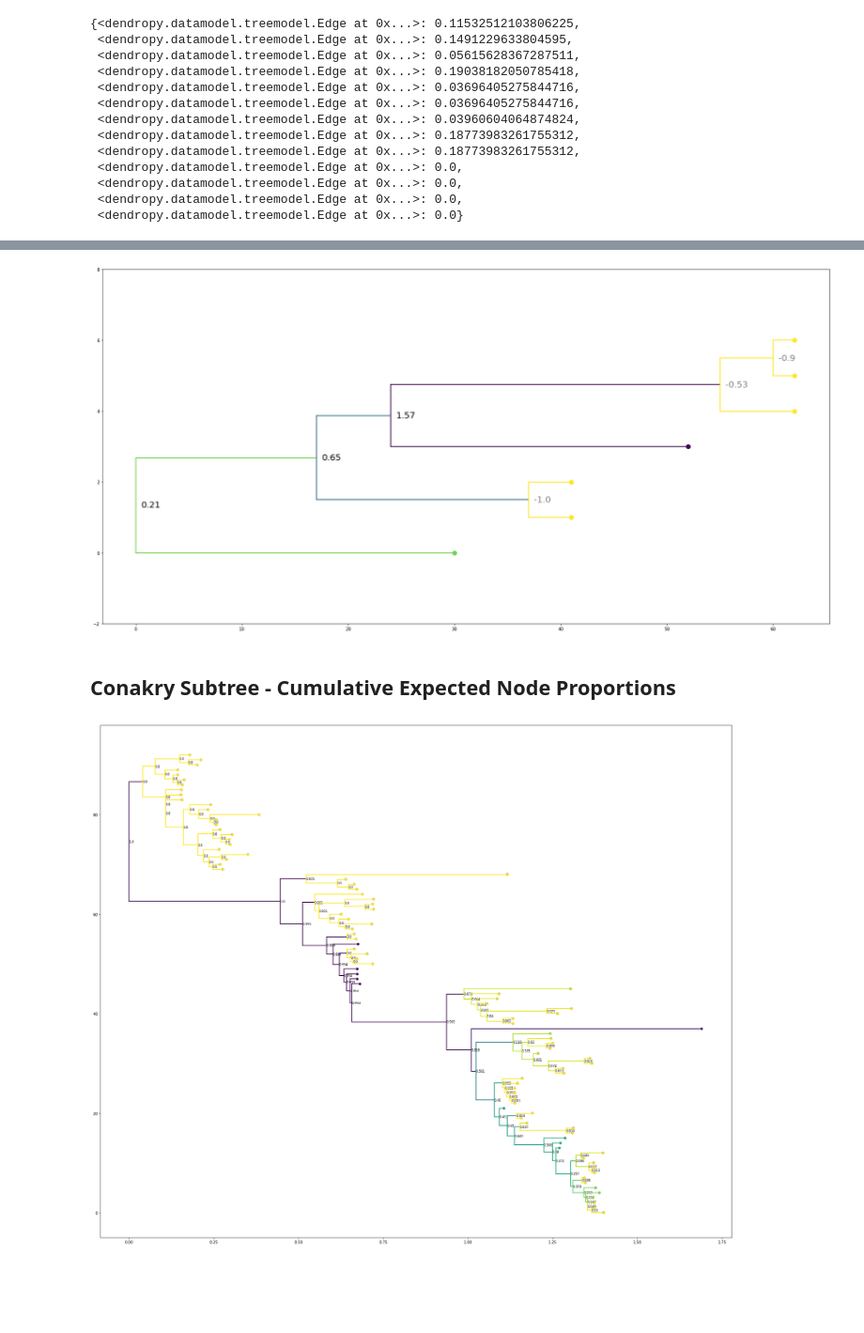
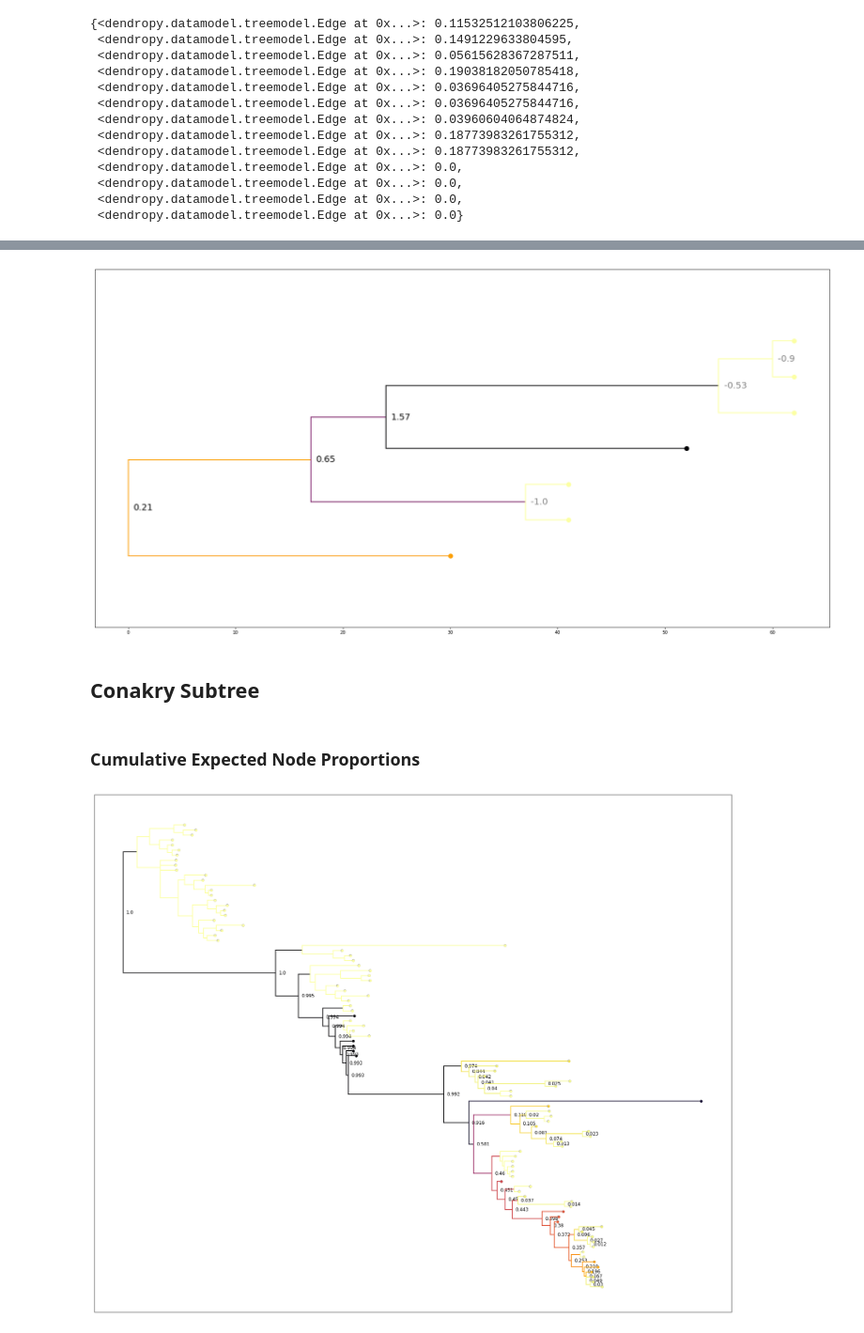
Before and after one commit to blab/unsampled, a Jupyter notebook: python-code/coalescent_functions_example.ipynb, the cells around one changed output, grey strips where cells are left out. Shown at 94% size. Saved outputs shown, nothing was run; the diff lists cells and outputs as text; code cells hidden in the pictures; blank space fills up the shorter version.

```diff
--- a/python-code/coalescent_functions_example.ipynb
+++ b/python-code/coalescent_functions_example.ipynb
@@ -59,6 +65,6 @@ y_positions = y_dist_dict(toy_2)
 # %%
 #plotted toy tree with labeled nodes and edges
-cmap = mpl.cm.get_cmap('viridis')
+
 fig,ax = plt.subplots(figsize=(30,20),facecolor='w')
 for k in toy_2.nodes(): ## iterate over objects in tree
 
@@ -76,17 +82,18 @@ for k in toy_2.nodes(): ## iterate over objects in tree
 
 
     if k.is_leaf(): # if leaf...
-        ax.scatter(x,y,s=600,facecolor=cmap(.1),edgecolor='k',zorder=11) # plot circle for every tip
+        ax.scatter(x,y,s=600,facecolor='#ea8281', edgecolor='k',zorder=11) # plot circle for every tip
     else:
-        ax.scatter(x,y,s=600,facecolor=cmap(.3),edgecolor='k',zorder=11) # plot circle for every tip
+        ax.scatter(x,y,s=600,facecolor='#020360',edgecolor='k', zorder=11) # plot circle for every internal node
     ax.plot([xp,xp],[y, yp],lw=2, color='k',ls='-',zorder=9) #vertical bar plotting
     ax.plot([xp,x], [y,y], lw=2, color='k', ls='-', zorder=9) #branch plotting
     plt.axvline(x, c = "lightgrey")
     #labeling
     ax.text(x, y, k.label, va = 'center', ha= 'center', size=20, color = 'w', zorder = 16)
-    ax.text(x -.5*(x-xp), y, k.edge.label, va = 'bottom', ha= 'center', size=20, color = cmap(.6), zorder = 18)
+    ax.text(x -.5*(x-xp), y, k.edge.label, va = 'bottom', ha= 'center', size=20, color = 'darkgrey', zorder = 18)
 
 ax.set_ylim(-2, len(toy_2.leaf_nodes()) + 1)
+ax.yaxis.set_visible(False)
 
 plt.show()
 # %% [output]
@@ -158,7 +165,6 @@ partial_pcoal
  <dendropy.datamodel.treemodel.Edge at 0x...>: 0.0}
 # %%
 #plotted toy tree with labeled nodes and edges
-cmap = mpl.cm.get_cmap('viridis')
 fig,ax = plt.subplots(figsize=(30,20),facecolor='w')
 for k in toy_2.nodes(): ## iterate over objects in tree
 
@@ -176,19 +182,20 @@ for k in toy_2.nodes(): ## iterate over objects in tree
 
 
     if k.is_leaf(): # if leaf...
-        ax.scatter(x,y,s=600,facecolor=cmap(.1),edgecolor='k',zorder=11) # plot circle for every tip
+        ax.scatter(x,y,s=600,facecolor= '#ea8281',edgecolor='k',zorder=11) # plot circle for every tip
     else:
-        ax.scatter(x,y,s=600,facecolor=cmap(.3),edgecolor='k',zorder=11) # plot circle for every tip
+        ax.scatter(x,y,s=600,facecolor='#020360',edgecolor='k',zorder=11) # plot circle for every internal node
     ax.plot([xp,xp],[y, yp],lw=2, color='k',ls='-',zorder=9) #vertical bar plotting
     ax.plot([xp,x], [y,y], lw=2, color='k', ls='-', zorder=9) #branch plotting
     plt.axvline(x, c = "lightgrey")
     #labeling
     ax.text(x, y, k.label, va = 'center', ha= 'center', size=20, color = 'w', zorder = 16)
-    ax.text(x -.5*(x-xp), y, round(partial_pcoal.get(k.edge), 3), va = 'bottom', ha= 'center', size=20, color = cmap(.6), zorder = 18)
-    plt.axvline(39, c = "red")
+    ax.text(x -.5*(x-xp), y, round(partial_pcoal.get(k.edge), 3), va = 'bottom', ha= 'center', size=20, color = 'darkgrey', zorder = 18)
+    plt.axvline(39, c = "#c10100")
 
 
 ax.set_ylim(-2, len(toy_2.leaf_nodes()) + 1)
+ax.yaxis.set_visible(False)
 
 plt.show()
 # %% [output]
@@ -206,7 +213,5 @@ node_probs
 # %%
 fig,ax = plt.subplots(figsize=(30,15),facecolor='w')
-branchWidth=3
-cmap=mpl.cm.viridis
 
 for k in toy_2.nodes(): ## iterate over objects in tree
 
@@ -242,5 +247,6 @@ for k in toy_2.nodes(): ## iterate over objects in tree
     ax.text(x + .5, y, txt, va = 'center', ha= 'left', size=20, color = 'k')
 
 ax.set_ylim(-2, len(toy_2.leaf_nodes()) + 1)
+ax.yaxis.set_visible(False)
 plt.show()
 # %% [output]
@@ -258,7 +264,5 @@ zs
 # %%
 fig,ax = plt.subplots(figsize=(30,15),facecolor='w')
-branchWidth=2
-cmap=mpl.cm.viridis
 
 for k in toy_2.nodes(): ## iterate over objects in tree
 
@@ -301,9 +305,12 @@ for k in toy_2.nodes(): ## iterate over objects in tree
     ax.text(x + .5, y, txt, va = 'center', ha= 'left', size=20, color = col)
 
 ax.set_ylim(-2, len(toy_2.leaf_nodes()) + 1)
+ax.yaxis.set_visible(False)
 plt.show()
 # %% [output]
-[figure, old version]
+[figure, new version]
+# %% [markdown]
+## Conakry Subtree
 # %% [markdown]
-## Conakry Subtree - Cumulative Expected Node Proportions
+### Cumulative Expected Node Proportions
 # %%
@@ -312,8 +320,6 @@ con_node_probs = calculate_cumulative_node_prob(conakry, 1)
 con_y_positions = y_dist_dict(conakry)
 # %%
 fig,ax = plt.subplots(figsize=(30,25),facecolor='w')
-branchWidth=2
-cmap=mpl.cm.viridis
 
 for k in conakry.nodes(): ## iterate over objects in tree
 
@@ -323,36 +329,37 @@ for k in conakry.nodes(): ## iterate over objects in tree
         x=0.0
     else:
         x=k.distance_from_root()
 
     # dropped tips, color, lty, size
+    txt = ""
     if con_node_probs.get(k) != None:
         c = cmap(1-(con_node_probs.get(k)))
-        txt = round(con_node_probs.get(k), 3)
+        if con_node_probs.get(k) >= .01:
+            txt = round(con_node_probs.get(k), 3)
     else:
         c = cmap(1-(con_node_probs.get(k.parent_node)))
-        txt = ""
 
-    lty = "-"
-    s = 30
 
     if k.is_leaf(): # if leaf...
         ax.scatter(x,y,s=s,facecolor=c,edgecolor=c,zorder=11) # plot circle for every tip
         ax.scatter(x,y,s=s+0.8*s,facecolor='darkgrey',edgecolor='none',zorder=10) # plot black circle underneath
 
     else:
         yc1 = con_y_positions.get(k.child_nodes()[0])
         yc2 = con_y_positions.get(k.child_nodes()[-1])
         xc1 = k.child_nodes()[0].distance_from_root()
         xc2 = k.child_nodes()[-1].distance_from_root()
 
         ax.plot([x,x],[yc1, yc2],lw=branchWidth, color=c,ls=lty,zorder=9) #vertical bar plotting
         ax.plot([xc1,x], [yc1,yc1], lw=branchWidth, color=c, ls=lty, zorder=9) #plot top child edge
         ax.plot([xc2,x], [yc2,yc2], lw=branchWidth, color=c, ls=lty, zorder=9) #plot bottom child edge
 
     #labeling
-    ax.text(x, y, txt, va = 'center', ha= 'left', size=8, color = 'k')
+    ax.text(x + .009, y, txt, va = 'center', ha= 'left', size=12, color = 'k')
 
 ax.set_ylim(-5, len(conakry.leaf_nodes()) + 5)
+ax.xaxis.set_visible(False)
+ax.yaxis.set_visible(False)
 plt.show()
 # %% [output]
-[figure, old version]
+[figure, new version]
```
Also changed, not shown: parts of 19 cells of this notebook, 1 other file.
